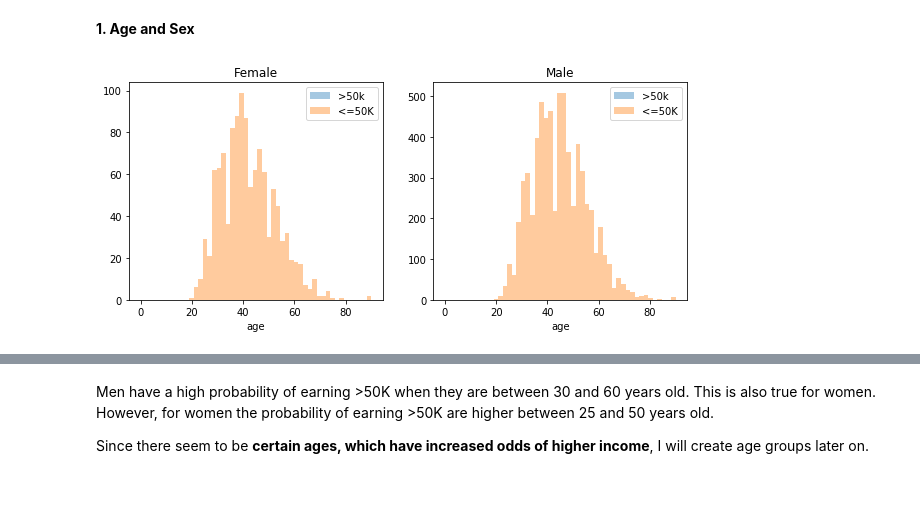
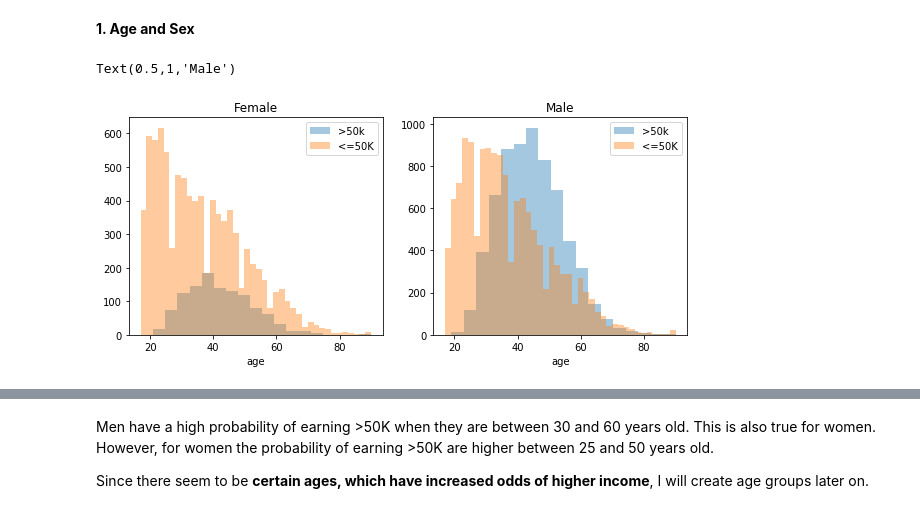
Before and after one commit to anidata/tutorials, a Jupyter notebook: data-engineering/Docker_census_data.ipynb, the cells around one changed output, grey strips where cells are left out. Saved outputs shown, nothing was run; the diff lists cells and outputs as text; code cells hidden in the pictures.

```diff
--- a/data-engineering/Docker_census_data.ipynb
+++ b/data-engineering/Docker_census_data.ipynb
@@ -252,16 +285,17 @@ proc_data.head(5)
 # %%
 n_greater_50k = '>50k'
 n_at_most_50k = '<=50K'
 fig, axes = plt.subplots(nrows=1, ncols=2,figsize=(10, 4))
-women = proc_data[orig_data['sex']== 2]
-men = proc_data[orig_data['sex'] == 1]
-ax = sns.distplot(women[women.income ==2].age.dropna(), bins=18, label = n_greater_50k, ax = axes[0], kde =False)
-ax = sns.distplot(women[women.income ==1].age.dropna(), bins=40, label = n_at_most_50k, ax = axes[0], kde =False)
+women = proc_data[proc_data['sex']== 2]
+men = proc_data[proc_data['sex'] == 1]
+ax = sns.distplot(women[women.income ==1].age.dropna(), bins=18, label = n_greater_50k, ax = axes[0], kde =False)
+ax = sns.distplot(women[women.income ==0].age.dropna(), bins=40, label = n_at_most_50k, ax = axes[0], kde =False)
 ax.legend()
 ax.set_title('Female')
-ax = sns.distplot(men[men.income ==2].age.dropna(), bins=18, label = n_greater_50k, ax = axes[1], kde = False)
-ax = sns.distplot(men[men.income ==1].age.dropna(), bins=40, label = n_at_most_50k, ax = axes[1], kde = False)
+ax = sns.distplot(men[men.income ==1].age.dropna(), bins=18, label = n_greater_50k, ax = axes[1], kde = False)
+ax = sns.distplot(men[men.income ==0].age.dropna(), bins=40, label = n_at_most_50k, ax = axes[1], kde = False)
 ax.legend()
-_ = ax.set_title('Male')
+ax.set_title('Male')
 # %% [output]
+Text(0.5,1,'Male')
-[figure, old version]
+[figure, new version]
```
Also changed, not shown: parts of 12 cells of this notebook.
